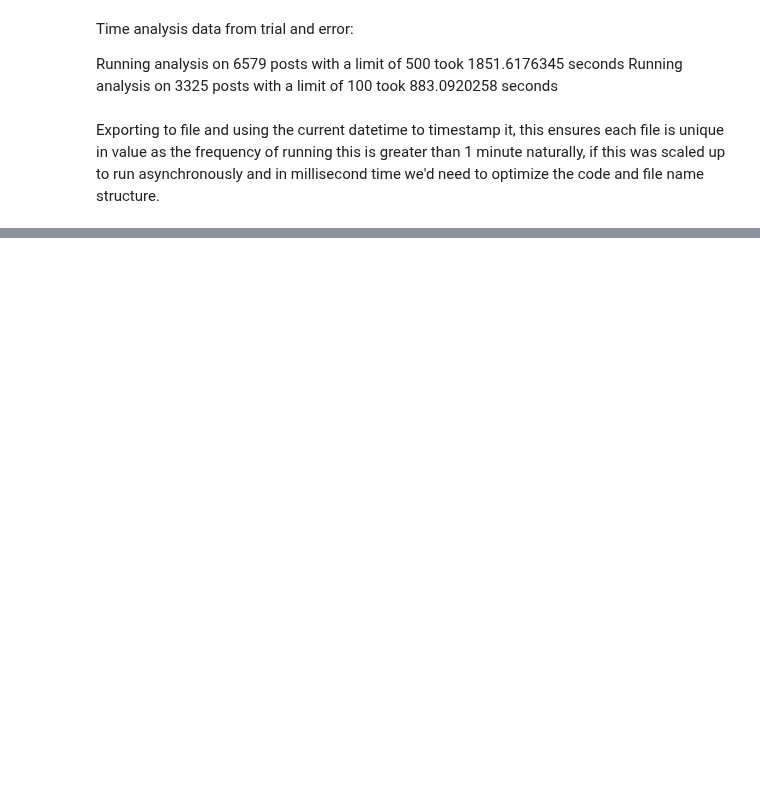
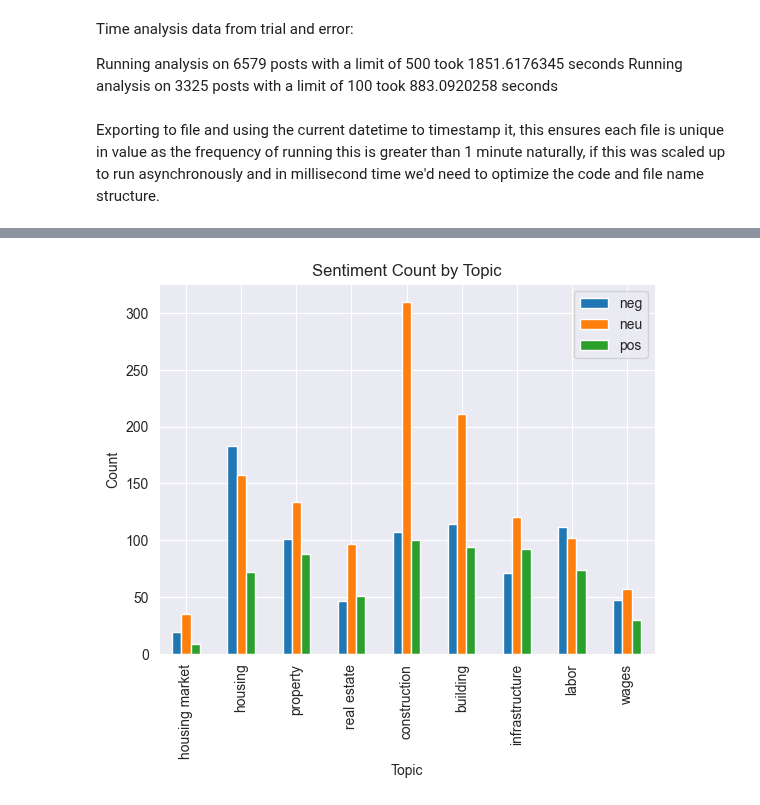
Before and after one commit to sbs23066/CA2---Irish-Construction-Project, a Jupyter notebook: reddit.ipynb, the cells around one changed output, grey strips where cells are left out. Drawn from its saved outputs; the diff is of its cells as text; code cells hidden in the pictures; blank space fills up the shorter version.

Commit message:
Added charts

```diff
--- a/reddit.ipynb
+++ b/reddit.ipynb
@@ -255,0 +262,7 @@ data.to_csv(fileName,index=False)
+# %%
+
+filename = 'redditSentiment-2023-05-29 16-01-07.csv'
+
+df = pd.read_csv(filename)
+
+df.head()
@@ -255,0 +276,30 @@ data.to_csv(fileName,index=False)
+# %%
+topic_columns = ['housing market', 'housing', 'property', 'real estate', 'construction', 'building', 'infrastructure', 'labor', 'wages']
+
+sentiment_count = pd.DataFrame(columns=['topic', 'neg', 'neu', 'pos'])
+
+for column in topic_columns:
+    sentiment_df = df[df[column]==1]
+
+    neg_count = sentiment_df['label'].value_counts().get('neg', 0)
+    neu_count = sentiment_df['label'].value_counts().get('neu', 0)
+    pos_count = sentiment_df['label'].value_counts().get('pos', 0)
+
+    new_row_data = {
+        'topic': [column],
+        'neg': [neg_count],
+        'neu': [neu_count],
+        'pos': [pos_count]
+    }
+
+    new_row = pd.DataFrame(new_row_data)
+
+    sentiment_count = pd.concat([sentiment_count, new_row], ignore_index=True)
+
+sentiment_count.set_index('topic').plot(kind='bar')
+plt.title('Sentiment Count by Topic')
+plt.xlabel('Topic')
+plt.ylabel('Count')
+plt.show()
+# %% [output]
+[figure, added]
```
Also changed, not shown: parts of 9 cells of this notebook.
